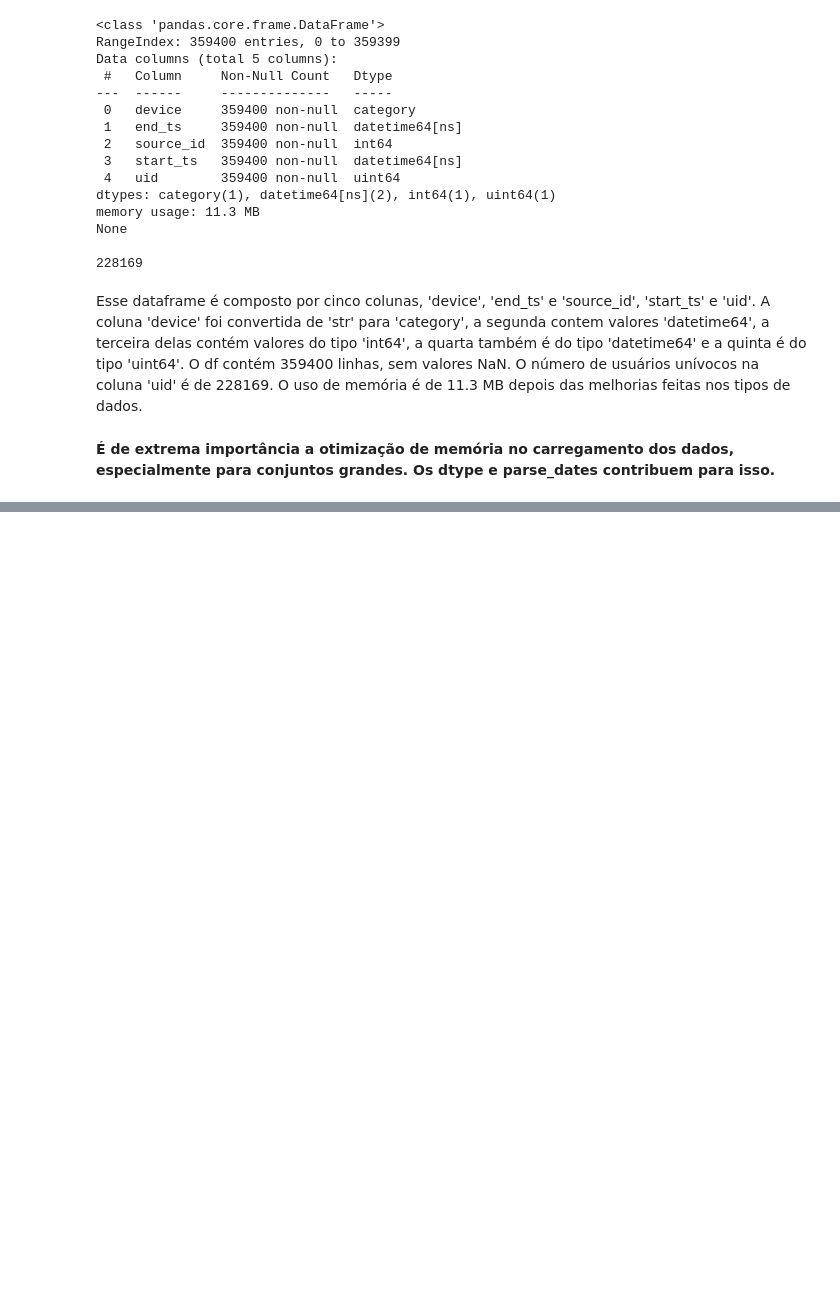
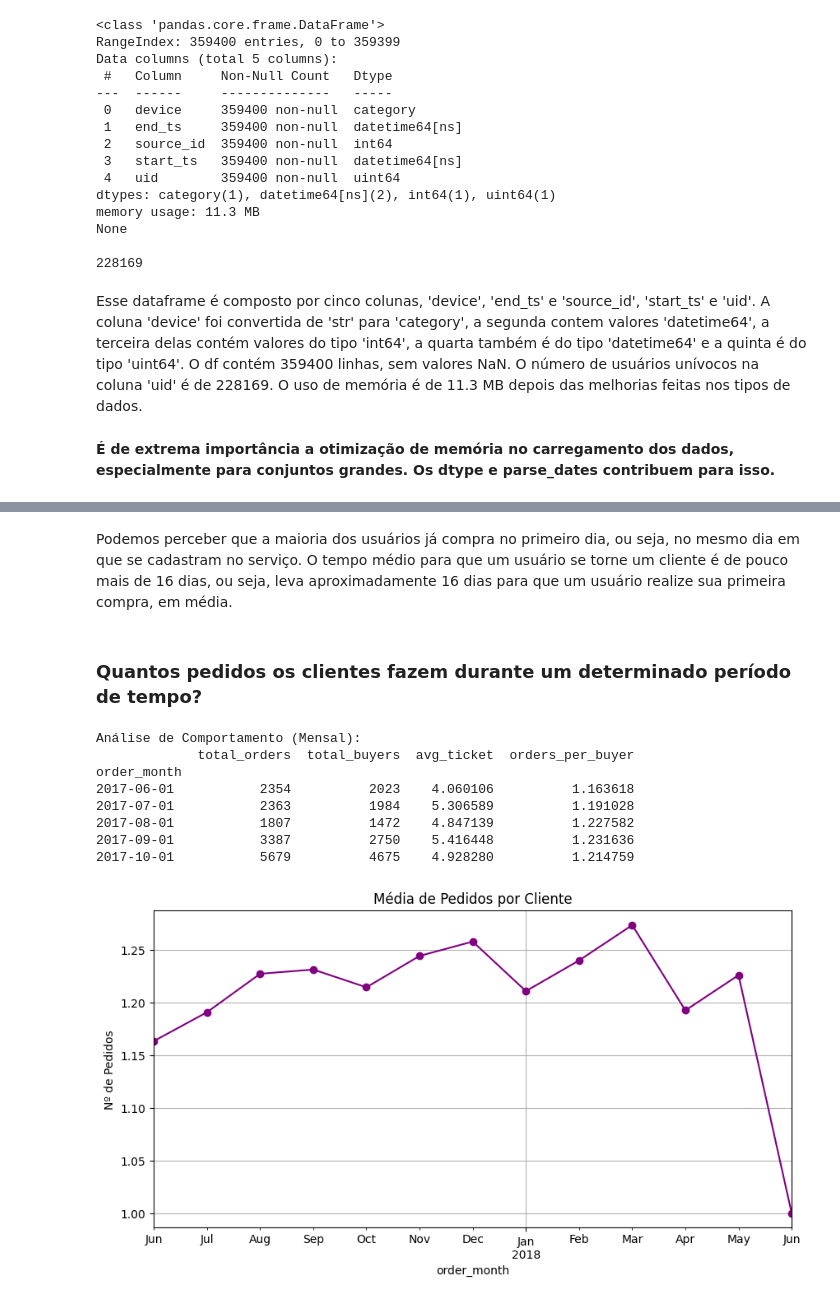
Before and after one commit to msitta/YAfisha, a Jupyter notebook: YAfisha.ipynb, the cells around one changed output, grey strips where cells are left out. Drawn from its saved outputs; the diff is of its cells as text; code cells hidden in the pictures; blank space fills up the shorter version.

```diff
--- a/YAfisha.ipynb
+++ b/YAfisha.ipynb
@@ -178,0 +210,37 @@ Com que frequência os usuários voltam?
+# %% [markdown]
+Podemos perceber que a maioria dos usuários já compra no primeiro dia, ou seja, no mesmo dia em que se cadastram no serviço. O tempo médio para que um usuário se torne um cliente é de pouco mais de 16 dias, ou seja, leva aproximadamente 16 dias para que um usuário realize sua primeira compra, em média.
+# %% [markdown]
+ ### Quantos pedidos os clientes fazem durante um determinado período de tempo?
+# %%
+orders_df['order_month'] = orders_df['buy_ts'].dt.to_period('M').dt.to_timestamp()
+
+# Agora o agrupamento vai funcionar
+orders_month_report = orders_df.groupby('order_month').agg({
+    'uid': ['count', 'nunique'],
+    'revenue': 'mean'
+})
+
+# Renomeando as colunas
+orders_month_report.columns = ['total_orders', 'total_buyers', 'avg_ticket']
+
+# Calcular a métrica de frequência
+orders_month_report['orders_per_buyer'] = orders_month_report['total_orders'] / orders_month_report['total_buyers']
+
+print('Análise de Comportamento (Mensal):')
+print(orders_month_report.head())
+
+# --- Gráfico ---
+orders_month_report['orders_per_buyer'].plot(figsize=(10, 5), grid=True, marker='o', color='purple', title='Média de Pedidos por Cliente')
+import matplotlib.pyplot as plt
+plt.ylabel('Nº de Pedidos')
+plt.show()
+# %% [output]
+Análise de Comportamento (Mensal):
+             total_orders  total_buyers  avg_ticket  orders_per_buyer
+order_month
+2017-06-01           2354          2023    4.060106          1.163618
+2017-07-01           2363          1984    5.306589          1.191028
+2017-08-01           1807          1472    4.847139          1.227582
+2017-09-01           3387          2750    5.416448          1.231636
+2017-10-01           5679          4675    4.928280          1.214759
+[figure, added]
```
Also changed, not shown: parts of 55 cells of this notebook.
